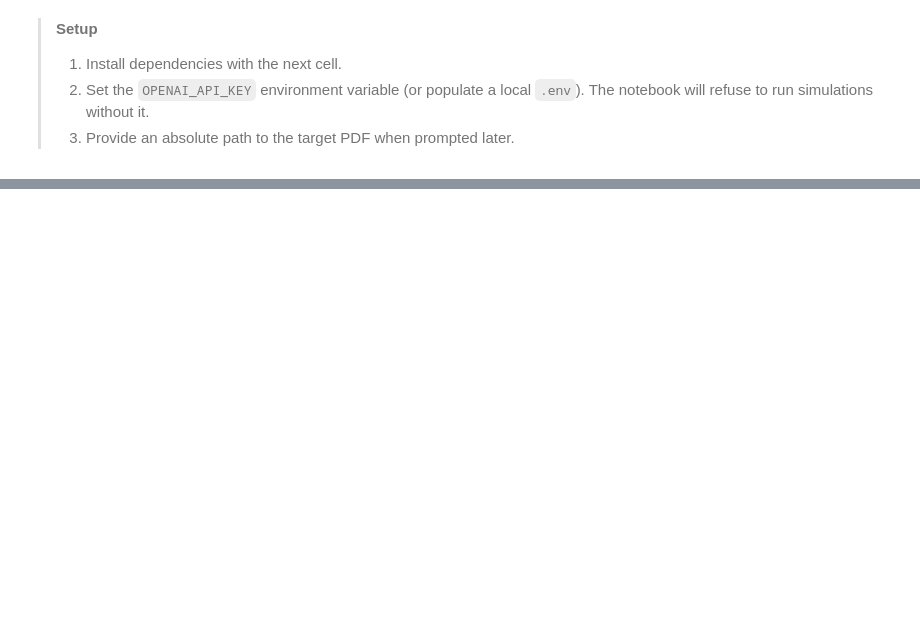
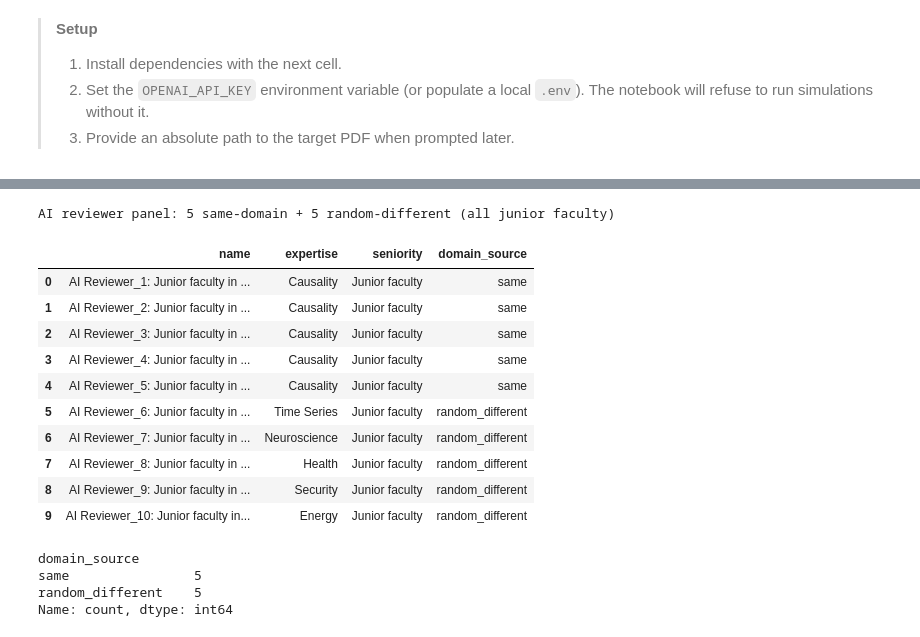
Before and after one commit to TianyuDu/OB639-LLM-ABM-Simulation, a Jupyter notebook: LLM_review_simulation.ipynb, the cells around one changed output, grey strips where cells are left out. Saved outputs shown, nothing was run; the diff lists cells and outputs as text; code cells hidden in the pictures; blank space fills up the shorter version.

```diff
--- a/LLM_review_simulation.ipynb
+++ b/LLM_review_simulation.ipynb
@@ -888,0 +78,3 @@ Questions: ['How does the model handle cases where DNA barcode data is incomplet
+# %%
+df_ICLR_2025 = pd.read_csv("./data/ICLR2025/classroom_ICLR2025_human_reviews_with_decision_selected_100.csv")
+df_ICLR_2025["review"] = "Summary:\n" + df_ICLR_2025["summary"].fillna("None") + "\n\nStrengths:\n" + df_ICLR_2025["strengths"].fillna("None") + "\n\nWeaknesses:\n" + df_ICLR_2025["weaknesses"].fillna("None") + "\n\nQuestions:\n" + df_ICLR_2025["questions"].fillna("None")
@@ -888,0 +897,3 @@ Questions: ['How does the model handle cases where DNA barcode data is incomplet
+# %%
+AVAILABLE_DOMAINS = list(PAPER_FILE_NAME_TO_DOMAIN.values())
+AVAILABLE_DOMAINS
@@ -888,0 +1051,12 @@ Questions: ['How does the model handle cases where DNA barcode data is incomplet
+# %%
+def make_reviewer_agent(persona: ReviewerPersona) -> AssistantAgent:
+    llm_config = build_llm_config()
+    system_message = REVIEWER_PROMPT_TEMPLATE.format(
+        expertise=persona.expertise,
+        seniority=persona.seniority,
+    )
+    return AssistantAgent(
+        name=persona.name,
+        system_message=system_message,
+        llm_config=llm_config,
+    )
@@ -888,0 +1426,54 @@ Questions: ['How does the model handle cases where DNA barcode data is incomplet
+# %%
+# Build a balanced panel of 10 AI reviewers (all junior faculty)
+NUM_SAME_DOMAIN_JUNIOR = 5
+NUM_RANDOM_DOMAIN_JUNIOR = 5
+
+MIXED_DOMAIN_AI_PANEL_STATE = (
+    [{"domain": "same", "seniority": "Junior faculty"} for _ in range(NUM_SAME_DOMAIN_JUNIOR)]
+    + [{"domain": "random_different", "seniority": "Junior faculty"} for _ in range(NUM_RANDOM_DOMAIN_JUNIOR)]
+)
+
+mixed_domain_personas = create_reviewer_personas_from_state(
+    MIXED_DOMAIN_AI_PANEL_STATE,
+    paper_domain=PAPER_DOMAIN,
+)
+
+MIXED_DOMAIN_AI_REVIEWERS = [make_reviewer_agent(persona) for persona in mixed_domain_personas]
+
+# Reuse global reviewer references so downstream cells operate on this configuration
+AI_PANEL_STATE = MIXED_DOMAIN_AI_PANEL_STATE
+personas = mixed_domain_personas
+AI_REVIEWERS = MIXED_DOMAIN_AI_REVIEWERS
+
+mixed_domain_summary = pd.DataFrame(
+    [
+        {
+            "name": persona.name,
+            "expertise": persona.expertise,
+            "seniority": persona.seniority,
+            "domain_source": "same" if persona.expertise == PAPER_DOMAIN else "random_different",
+        }
+        for persona in mixed_domain_personas
+    ]
+)
+
+print("AI reviewer panel: 5 same-domain + 5 random-different (all junior faculty)")
+display(mixed_domain_summary)
+print(mixed_domain_summary["domain_source"].value_counts())
+# %% [output]
+AI reviewer panel: 5 same-domain + 5 random-different (all junior faculty)
+|  | name | expertise | seniority | domain_source |
+| 0 | AI Reviewer_1: Junior faculty in ... | Causality | Junior faculty | same |
+| 1 | AI Reviewer_2: Junior faculty in ... | Causality | Junior faculty | same |
+| 2 | AI Reviewer_3: Junior faculty in ... | Causality | Junior faculty | same |
+| 3 | AI Reviewer_4: Junior faculty in ... | Causality | Junior faculty | same |
+| 4 | AI Reviewer_5: Junior faculty in ... | Causality | Junior faculty | same |
+| 5 | AI Reviewer_6: Junior faculty in ... | Time Series | Junior faculty | random_different |
+| 6 | AI Reviewer_7: Junior faculty in ... | Neuroscience | Junior faculty | random_different |
+| 7 | AI Reviewer_8: Junior faculty in ... | Health | Junior faculty | random_different |
+| 8 | AI Reviewer_9: Junior faculty in ... | Security | Junior faculty | random_different |
+| 9 | AI Reviewer_10: Junior faculty in... | Energy | Junior faculty | random_different |
+domain_source
+same                5
+random_different    5
+Name: count, dtype: int64
```
Also changed, not shown: parts of 101 cells of this notebook.
